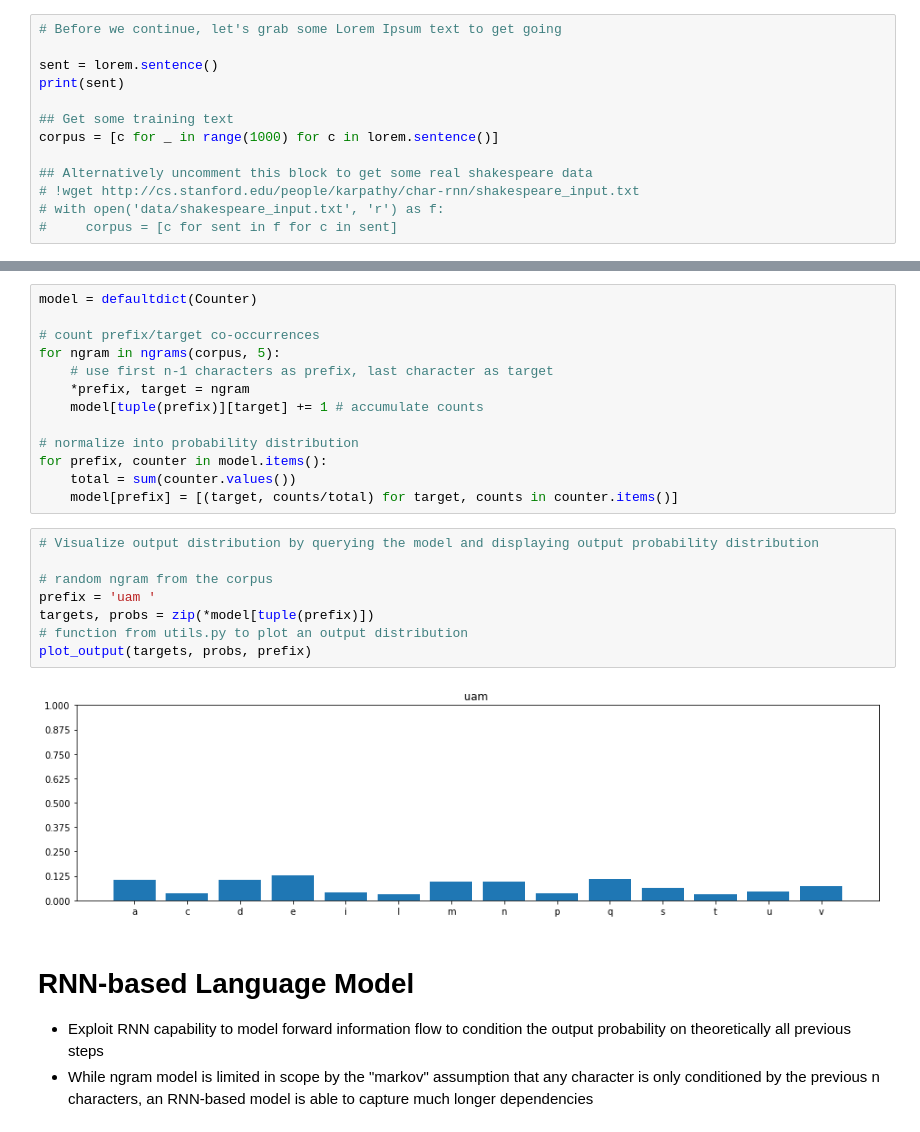
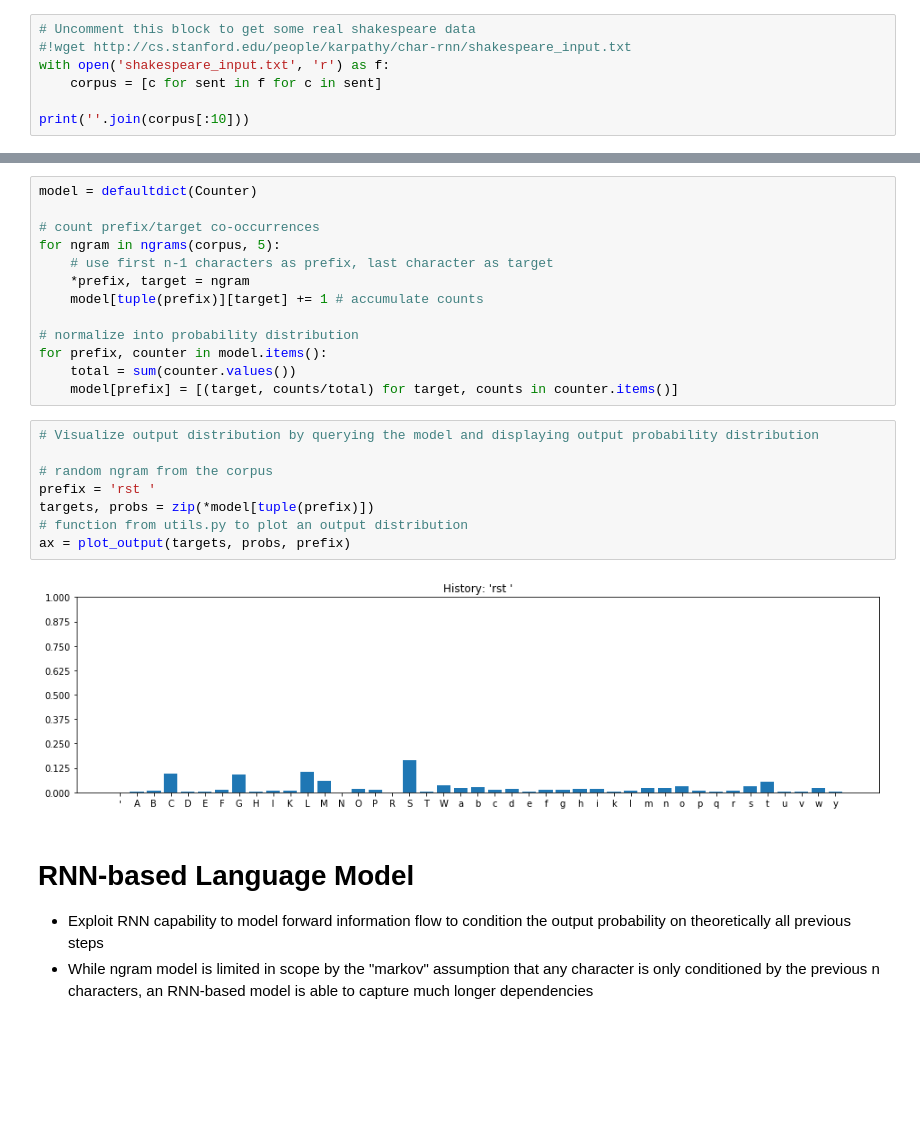
Before and after one commit to emanjavacas/language-model-playground, a Jupyter notebook: IoT.ipynb, the cells around one changed output, grey strips where cells are left out. Drawn from its saved outputs; the diff is of its cells as text; blank space fills up the shorter version.

```diff
--- a/IoT.ipynb
+++ b/IoT.ipynb
@@ -52,15 +47,9 @@ $$w_n \sim P(w|\text{<}bos\text{>}, w_1, ..., w_{n-1})$$
 - Count number of times each ngram appears in front of each vocabulary item
 - Normalize into probabilities
 # %%
-# Before we continue, let's grab some Lorem Ipsum text to get going
+# Uncomment this block to get some real shakespeare data
+#!wget http://cs.stanford.edu/people/karpathy/char-rnn/shakespeare_input.txt
+with open('shakespeare_input.txt', 'r') as f:
+    corpus = [c for sent in f for c in sent]
 
-sent = lorem.sentence()
-print(sent)
-
-## Get some training text
-corpus = [c for _ in range(1000) for c in lorem.sentence()]
-
-## Alternatively uncomment this block to get some real shakespeare data
-# !wget http://cs.stanford.edu/people/karpathy/char-rnn/shakespeare_input.txt
-# with open('data/shakespeare_input.txt', 'r') as f:
-#     corpus = [c for sent in f for c in sent]
+print(''.join(corpus[:10]))
@@ -88,13 +90,13 @@ for prefix, counter in model.items():
 # %%
 # Visualize output distribution by querying the model and displaying output probability distribution
 
 # random ngram from the corpus
-prefix = 'uam '
+prefix = 'rst '
 targets, probs = zip(*model[tuple(prefix)])
 # function from utils.py to plot an output distribution
-plot_output(targets, probs, prefix)
+ax = plot_output(targets, probs, prefix)
 # %% [output]
-[figure, old version]
+[figure, new version]
 # %% [markdown]
 # RNN-based Language Model
 
```
Also changed, not shown: parts of 16 cells of this notebook, 6 other files.
